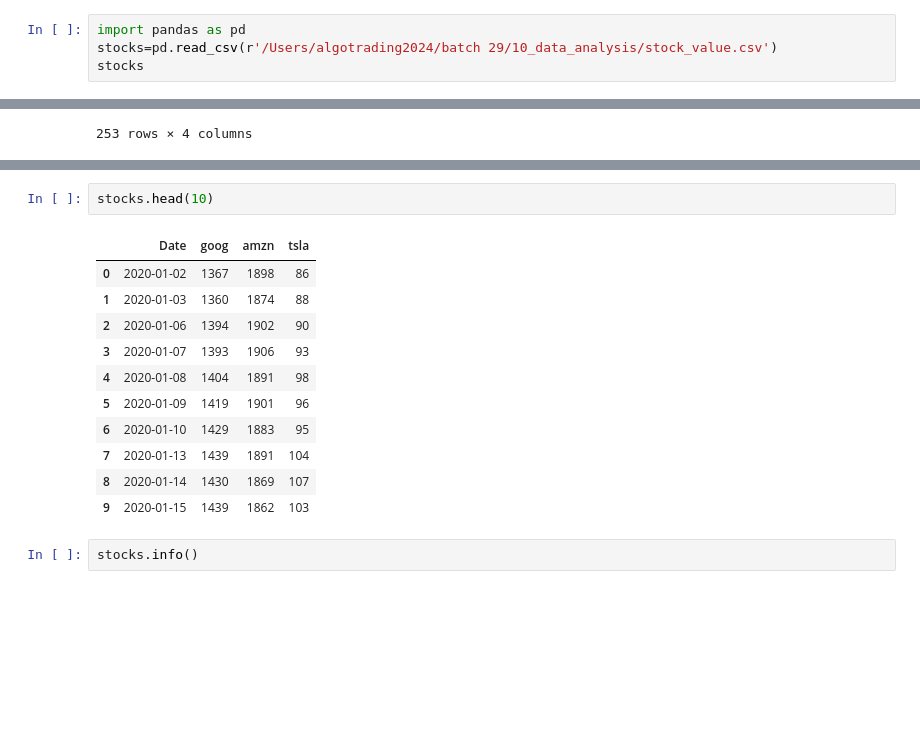
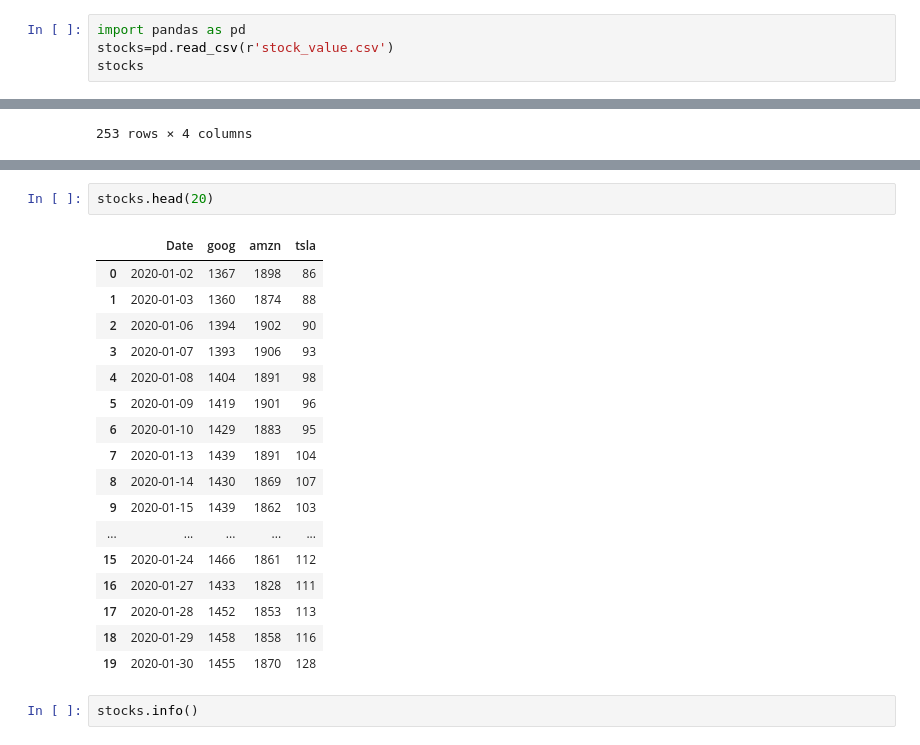
Before and after one commit to sunilsala88/batch-29, a Jupyter notebook: 10_data_analysis/pandas1.ipynb, the cells around one changed output, grey strips where cells are left out. Saved outputs shown, nothing was run; the diff lists cells and outputs as text; blank space fills up the shorter version.

```diff
--- a/10_data_analysis/pandas1.ipynb
+++ b/10_data_analysis/pandas1.ipynb
@@ -5,6 +3,6 @@ Error:
 # %%
 import pandas as pd
-stocks=pd.read_csv(r'/Users/algotrading2024/batch 29/10_data_analysis/stock_value.csv')
+stocks=pd.read_csv(r'stock_value.csv')
 stocks
 # %% [output]
 |  | Date | goog | amzn | tsla |
@@ -87,17 +58,23 @@ d      8      0      1      5
 # %%
-stocks.head(10)
+stocks.head(20)
 # %% [output]
 |  | Date | goog | amzn | tsla |
 | 0 | 2020-01-02 | 1367 | 1898 | 86 |
 | 1 | 2020-01-03 | 1360 | 1874 | 88 |
 | 2 | 2020-01-06 | 1394 | 1902 | 90 |
 | 3 | 2020-01-07 | 1393 | 1906 | 93 |
 | 4 | 2020-01-08 | 1404 | 1891 | 98 |
 | 5 | 2020-01-09 | 1419 | 1901 | 96 |
 | 6 | 2020-01-10 | 1429 | 1883 | 95 |
 | 7 | 2020-01-13 | 1439 | 1891 | 104 |
 | 8 | 2020-01-14 | 1430 | 1869 | 107 |
 | 9 | 2020-01-15 | 1439 | 1862 | 103 |
+| ... | ... | ... | ... | ... |
+| 15 | 2020-01-24 | 1466 | 1861 | 112 |
+| 16 | 2020-01-27 | 1433 | 1828 | 111 |
+| 17 | 2020-01-28 | 1452 | 1853 | 113 |
+| 18 | 2020-01-29 | 1458 | 1858 | 116 |
+| 19 | 2020-01-30 | 1455 | 1870 | 128 |
 # %%
 stocks.info()
 # %% [output]
```
Also changed, not shown: parts of 17 cells of this notebook, 3 other files.
